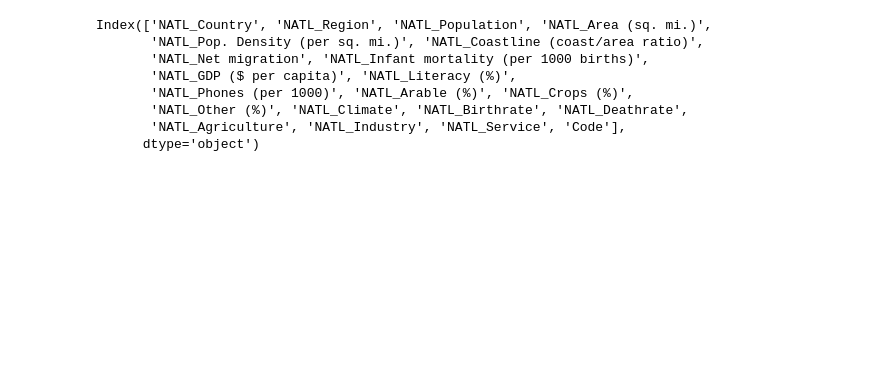
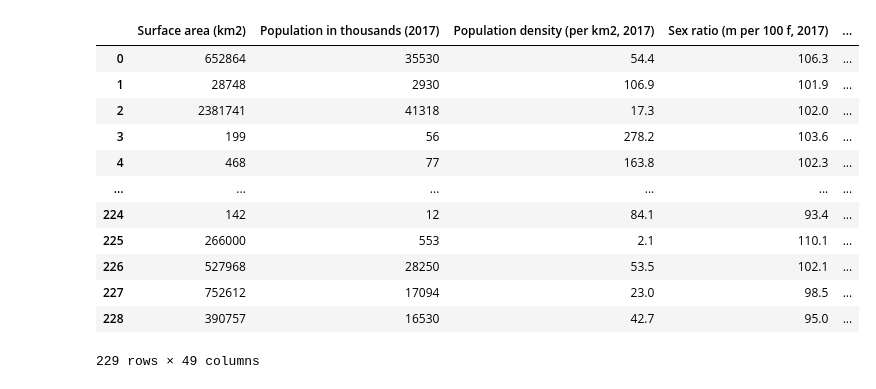
Before and after one commit to Jonathan-Z/GatechCorrelation1TobaccoDatathon, a Jupyter notebook: MergeNatl-Policy-Smoking.ipynb, the cells around one changed output. Saved outputs shown, nothing was run; the diff lists cells and outputs as text; code cells hidden in the pictures; blank space fills up the shorter version.

```diff
--- a/MergeNatl-Policy-Smoking.ipynb
+++ b/MergeNatl-Policy-Smoking.ipynb
@@ -9,9 +9,9 @@ import pickle
 # %%
 convCountry2Code = pickle.load(open("Data/countryToCode.pkl","rb"))
 # %%
-countries["Country"] =countries["Country"].str.strip()
+countries["country"] =countries["country"].str.strip()
 # %%
-countries["Code"] = countries["Country"].apply(lambda x: convCountry2Code[x] if x in convCountry2Code else "")
+countries["Code"] = countries["country"].apply(lambda x: convCountry2Code[x] if x in convCountry2Code else "")
 # %%
 combined_enforce = pd.read_pickle("Data/combined_enforce.pkl")
 # %%
@@ -19,15 +39,18 @@ combined_enforce = combined_enforce.reset_index()
 # %%
-countries = countries.drop(["Region","Country"],axis=1)
+countries = countries.drop(["Region","country"],axis=1)
-# %%
-countries.columns = ["NATL_"+x if x != "Code" else x for x in countries.columns]
-# %%
-countries.columns
-# %% [output]
-Index(['NATL_Country', 'NATL_Region', 'NATL_Population', 'NATL_Area (sq. mi.)',
-       'NATL_Pop. Density (per sq. mi.)', 'NATL_Coastline (coast/area ratio)',
-       'NATL_Net migration', 'NATL_Infant mortality (per 1000 births)',
-       'NATL_GDP ($ per capita)', 'NATL_Literacy (%)',
-       'NATL_Phones (per 1000)', 'NATL_Arable (%)', 'NATL_Crops (%)',
-       'NATL_Other (%)', 'NATL_Climate', 'NATL_Birthrate', 'NATL_Deathrate',
-       'NATL_Agriculture', 'NATL_Industry', 'NATL_Service', 'Code'],
-      dtype='object')
+# %%
+countries
+# %% [output]
+|  | Surface area (km2) | Population in thousands (2017) | Population density (per km2, 2017) | Sex ratio (m per 100 f, 2017) | ... |
+| 0 | 652864 | 35530 | 54.4 | 106.3 | ... |
+| 1 | 28748 | 2930 | 106.9 | 101.9 | ... |
+| 2 | 2381741 | 41318 | 17.3 | 102.0 | ... |
+| 3 | 199 | 56 | 278.2 | 103.6 | ... |
+| 4 | 468 | 77 | 163.8 | 102.3 | ... |
+| ... | ... | ... | ... | ... | ... |
+| 224 | 142 | 12 | 84.1 | 93.4 | ... |
+| 225 | 266000 | 553 | 2.1 | 110.1 | ... |
+| 226 | 527968 | 28250 | 53.5 | 102.1 | ... |
+| 227 | 752612 | 17094 | 23.0 | 98.5 | ... |
+| 228 | 390757 | 16530 | 42.7 | 95.0 | ... |
+229 rows × 49 columns
```
Also changed, not shown: parts of 24 cells of this notebook, 3 other files.
